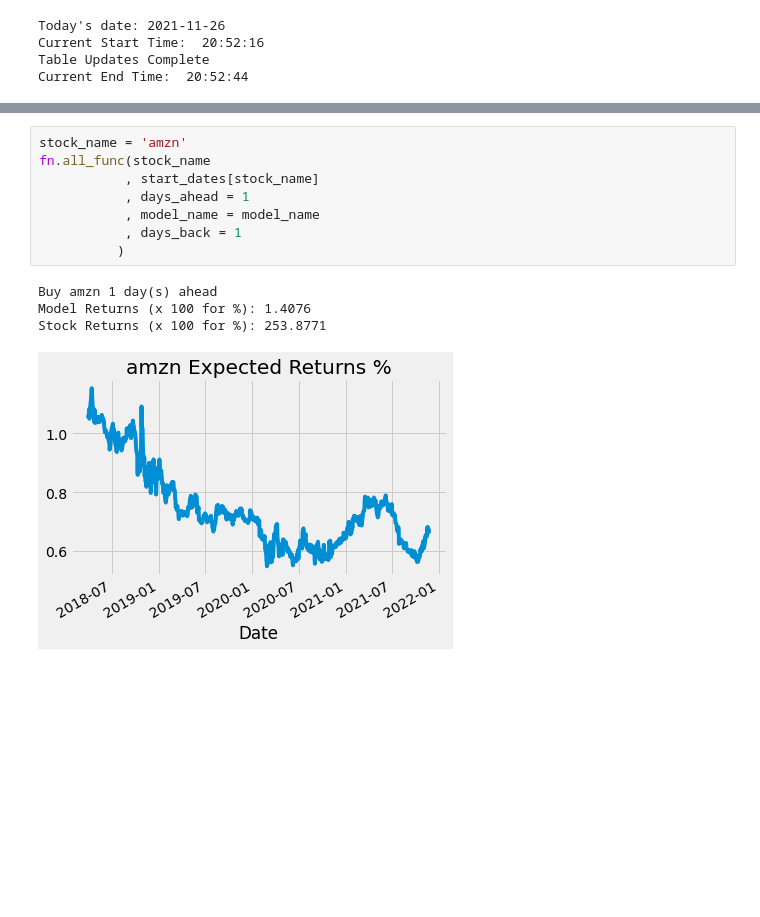
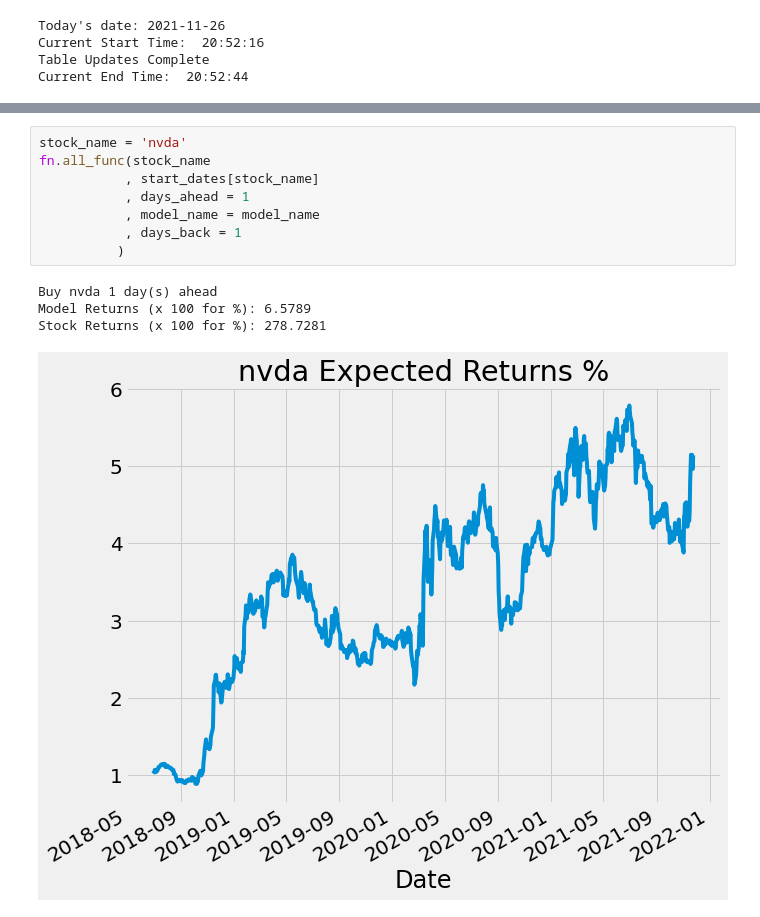
Before and after one commit to yuchild/next_n_day_stock_prediction_simple, a Jupyter notebook: testing.ipynb, the cells around one changed output, grey strips where cells are left out. Saved outputs shown, nothing was run; the diff lists cells and outputs as text; blank space fills up the shorter version.

```diff
--- a/testing.ipynb
+++ b/testing.ipynb
@@ -177,13 +212,13 @@ Current Time:  07:06:37
 # %%
-stock_name = 'amzn'
+stock_name = 'nvda'
 fn.all_func(stock_name
            , start_dates[stock_name]
            , days_ahead = 1
            , model_name = model_name
            , days_back = 1
           )
 # %% [output]
-Buy amzn 1 day(s) ahead
-Model Returns (x 100 for %): 1.4076
-Stock Returns (x 100 for %): 253.8771
+Buy nvda 1 day(s) ahead
+Model Returns (x 100 for %): 6.5789
+Stock Returns (x 100 for %): 278.7281
-[figure, old version]
+[figure, new version]
```
Also changed, not shown: parts of 4 cells of this notebook, 33 other files.
